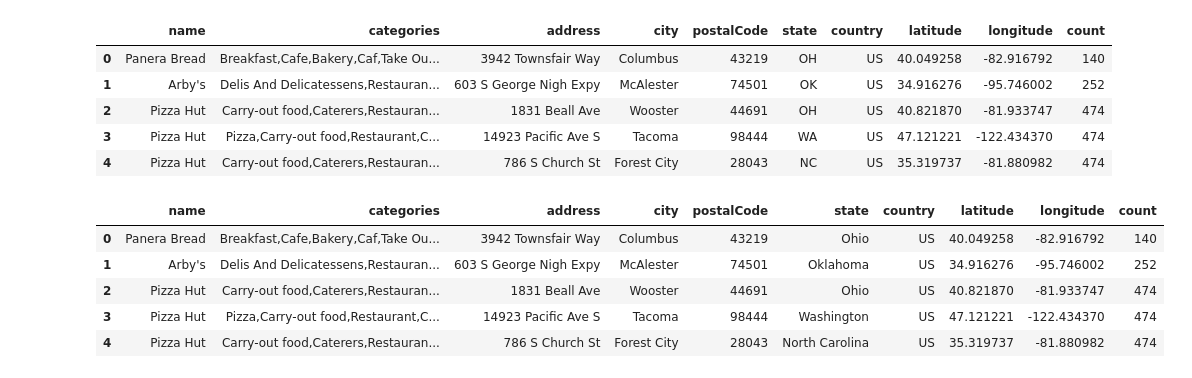
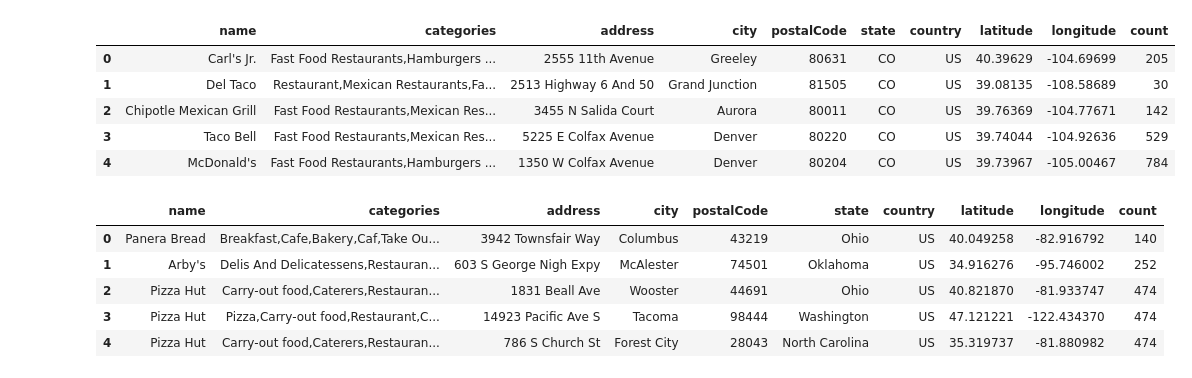
Before and after one commit to tiffanyycheng99/TeamTasty_PythonAnalysis, a Jupyter notebook: Yelp_API_Data.ipynb, the cells around one changed output. Cells and saved outputs as stored; diff of their text form; code cells hidden in the pictures.

```diff
--- a/Yelp_API_Data.ipynb
+++ b/Yelp_API_Data.ipynb
@@ -1,31 +1,31 @@
 # %%
 import numpy as np
 import pandas as pd
 import matplotlib.pyplot as plt
 import requests
 import time
 import json
 import seaborn
 from scipy.stats import ttest_ind
 
 #yelp API data
 
 ykey = '<INSERT KEY HERE>'
 yelp_id = '<INSERT ID HERE'
 yelp_url = "https://api.yelp.com/v3/businesses/search"
 headers = {'Authorization': 'Bearer {}'.format(ykey)}
 
 #data is split into two dataframes because Yelp API has a limit of 5000
 fastfood_data_1 = pd.read_csv('Resources/cleaned_fastfood_data_p1.csv')
 fastfood_data_2 = pd.read_csv('Resources/cleaned_fastfood_data_p2.csv')
-fastfood_data_2.head()
+fastfood_data_1.head()
 # %% [output]
 |  | name | categories | address | city | postalCode | state | country | latitude | longitude | count |
-| 0 | Panera Bread | Breakfast,Cafe,Bakery,Caf,Take Ou... | 3942 Townsfair Way | Columbus | 43219 | OH | US | 40.049258 | -82.916792 | 140 |
-| 1 | Arby's | Delis And Delicatessens,Restauran... | 603 S George Nigh Expy | McAlester | 74501 | OK | US | 34.916276 | -95.746002 | 252 |
-| 2 | Pizza Hut | Carry-out food,Caterers,Restauran... | 1831 Beall Ave | Wooster | 44691 | OH | US | 40.821870 | -81.933747 | 474 |
-| 3 | Pizza Hut | Pizza,Carry-out food,Restaurant,C... | 14923 Pacific Ave S | Tacoma | 98444 | WA | US | 47.121221 | -122.434370 | 474 |
-| 4 | Pizza Hut | Carry-out food,Caterers,Restauran... | 786 S Church St | Forest City | 28043 | NC | US | 35.319737 | -81.880982 | 474 |
+| 0 | Carl's Jr. | Fast Food Restaurants,Hamburgers ... | 2555 11th Avenue | Greeley | 80631 | CO | US | 40.39629 | -104.69699 | 205 |
+| 1 | Del Taco | Restaurant,Mexican Restaurants,Fa... | 2513 Highway 6 And 50 | Grand Junction | 81505 | CO | US | 39.08135 | -108.58689 | 30 |
+| 2 | Chipotle Mexican Grill | Fast Food Restaurants,Mexican Res... | 3455 N Salida Court | Aurora | 80011 | CO | US | 39.76369 | -104.77671 | 142 |
+| 3 | Taco Bell | Fast Food Restaurants,Mexican Res... | 5225 E Colfax Avenue | Denver | 80220 | CO | US | 39.74044 | -104.92636 | 529 |
+| 4 | McDonald's | Fast Food Restaurants,Hamburgers ... | 1350 W Colfax Avenue | Denver | 80204 | CO | US | 39.73967 | -105.00467 | 784 |
 # %%
 #renaming state abbreviation to the full state name so it will work with Census API
 renamed_fastfood_data_1 = fastfood_data_1.replace({
```
Also changed, not shown: parts of 2 cells of this notebook, 2 other files.
